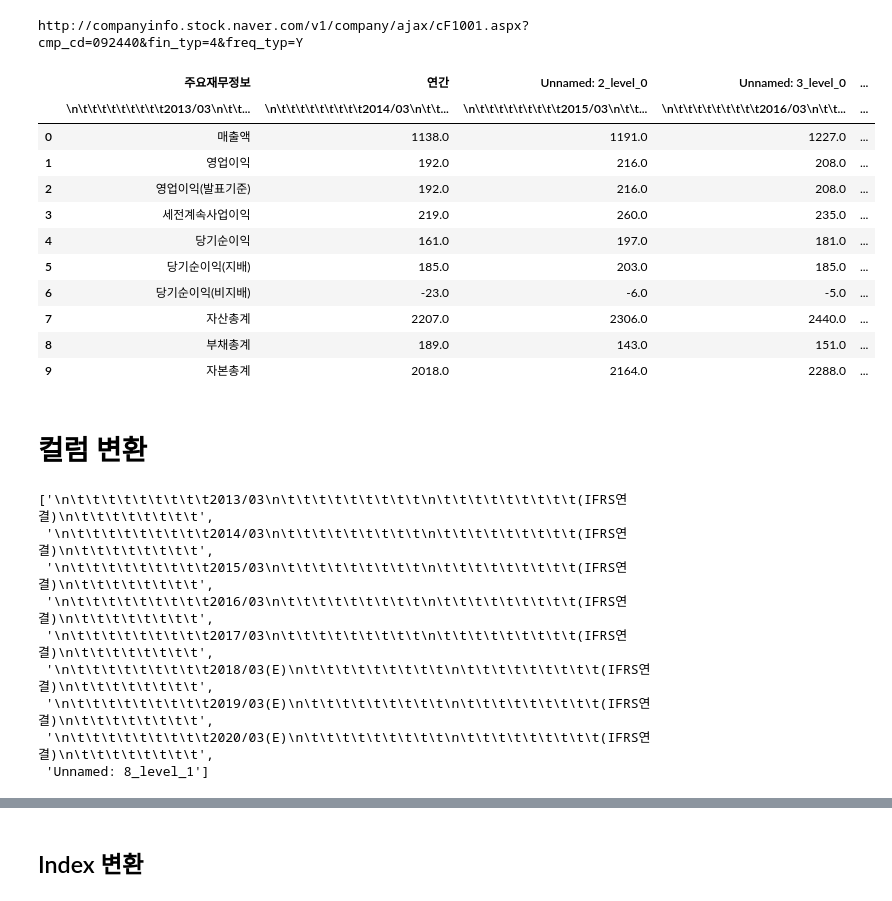
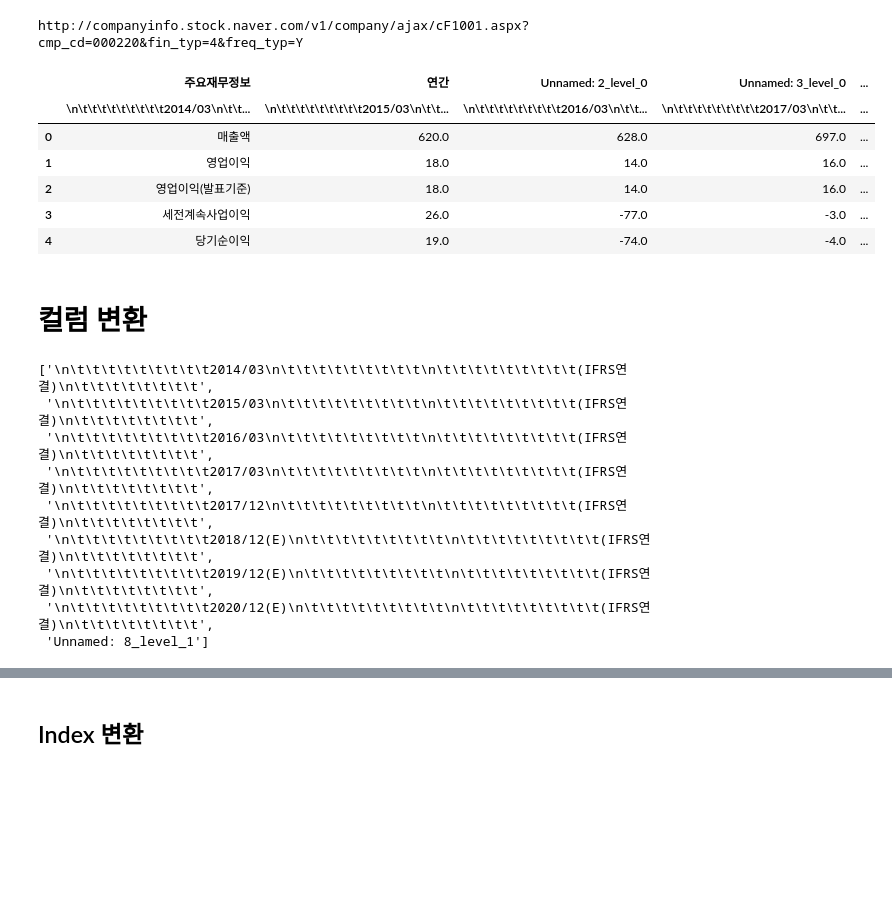
Before and after one commit to AveryCastle/quant-stock, a Jupyter notebook: get_one_code_info-excel.ipynb, the cells around one changed output, grey strips where cells are left out. Drawn from its saved outputs; the diff is of its cells as text; code cells hidden in the pictures; blank space fills up the shorter version.

```diff
--- a/get_one_code_info-excel.ipynb
+++ b/get_one_code_info-excel.ipynb
@@ -1,33 +1,28 @@
 # %%
 import pandas as pd
 # %%
-CODE = '092440'
+CODE = '000220'
 COMPANY_NM = '기신정기'
 # %%
 url_tmpl = 'http://companyinfo.stock.naver.com/v1/company/ajax/cF1001.aspx?cmp_cd=%s&fin_typ=%s&freq_typ=%s'
 url = url_tmpl % (CODE, '4', 'Y') # 삼성전자, 4(IFRS 연결), Y:년 단위, Q: 분기
 print(url)
 
 dfs = pd.read_html(url, encoding='utf8')
 # dfs
 df = dfs[0]
 # print(df)
 # df = df.set_index('주요재무정보')
-df.head(10) # 10개 항목만 표시(실제 32개 항목)
+df.head(5) # 10개 항목만 표시(실제 32개 항목)
 # %% [output]
-http://companyinfo.stock.naver.com/v1/company/ajax/cF1001.aspx?cmp_cd=092440&fin_typ=4&freq_typ=Y
+http://companyinfo.stock.naver.com/v1/company/ajax/cF1001.aspx?cmp_cd=000220&fin_typ=4&freq_typ=Y
 |  | 주요재무정보 | 연간 | Unnamed: 2_level_0 | Unnamed: 3_level_0 | ... |
-|  | \n\t\t\t\t\t\t\t\t\t2013/03\n\t\t... | \n\t\t\t\t\t\t\t\t\t2014/03\n\t\t... | \n\t\t\t\t\t\t\t\t\t2015/03\n\t\t... | \n\t\t\t\t\t\t\t\t\t2016/03\n\t\t... | ... |
-| 0 | 매출액 | 1138.0 | 1191.0 | 1227.0 | ... |
-| 1 | 영업이익 | 192.0 | 216.0 | 208.0 | ... |
-| 2 | 영업이익(발표기준) | 192.0 | 216.0 | 208.0 | ... |
-| 3 | 세전계속사업이익 | 219.0 | 260.0 | 235.0 | ... |
-| 4 | 당기순이익 | 161.0 | 197.0 | 181.0 | ... |
-| 5 | 당기순이익(지배) | 185.0 | 203.0 | 185.0 | ... |
-| 6 | 당기순이익(비지배) | -23.0 | -6.0 | -5.0 | ... |
-| 7 | 자산총계 | 2207.0 | 2306.0 | 2440.0 | ... |
-| 8 | 부채총계 | 189.0 | 143.0 | 151.0 | ... |
-| 9 | 자본총계 | 2018.0 | 2164.0 | 2288.0 | ... |
+|  | \n\t\t\t\t\t\t\t\t\t2014/03\n\t\t... | \n\t\t\t\t\t\t\t\t\t2015/03\n\t\t... | \n\t\t\t\t\t\t\t\t\t2016/03\n\t\t... | \n\t\t\t\t\t\t\t\t\t2017/03\n\t\t... | ... |
+| 0 | 매출액 | 620.0 | 628.0 | 697.0 | ... |
+| 1 | 영업이익 | 18.0 | 14.0 | 16.0 | ... |
+| 2 | 영업이익(발표기준) | 18.0 | 14.0 | 16.0 | ... |
+| 3 | 세전계속사업이익 | 26.0 | -77.0 | -3.0 | ... |
+| 4 | 당기순이익 | 19.0 | -74.0 | -4.0 | ... |
 # %% [markdown]
 # 컬럼 변환
 # %%
@@ -35,14 +30,14 @@ http://companyinfo.stock.naver.com/v1/company/ajax/cF1001.aspx?cmp_cd=092440&fin
 cols = list(df.columns.droplevel(0))
 cols
 # %% [output]
-['\n\t\t\t\t\t\t\t\t\t2013/03\n\t\t\t\t\t\t\t\t\t\n\t\t\t\t\t\t\t\t\t(IFRS연결)\n\t\t\t\t\t\t\t\t',
- '\n\t\t\t\t\t\t\t\t\t2014/03\n\t\t\t\t\t\t\t\t\t\n\t\t\t\t\t\t\t\t\t(IFRS연결)\n\t\t\t\t\t\t\t\t',
+['\n\t\t\t\t\t\t\t\t\t2014/03\n\t\t\t\t\t\t\t\t\t\n\t\t\t\t\t\t\t\t\t(IFRS연결)\n\t\t\t\t\t\t\t\t',
  '\n\t\t\t\t\t\t\t\t\t2015/03\n\t\t\t\t\t\t\t\t\t\n\t\t\t\t\t\t\t\t\t(IFRS연결)\n\t\t\t\t\t\t\t\t',
  '\n\t\t\t\t\t\t\t\t\t2016/03\n\t\t\t\t\t\t\t\t\t\n\t\t\t\t\t\t\t\t\t(IFRS연결)\n\t\t\t\t\t\t\t\t',
  '\n\t\t\t\t\t\t\t\t\t2017/03\n\t\t\t\t\t\t\t\t\t\n\t\t\t\t\t\t\t\t\t(IFRS연결)\n\t\t\t\t\t\t\t\t',
- '\n\t\t\t\t\t\t\t\t\t2018/03(E)\n\t\t\t\t\t\t\t\t\t\n\t\t\t\t\t\t\t\t\t(IFRS연결)\n\t\t\t\t\t\t\t\t',
- '\n\t\t\t\t\t\t\t\t\t2019/03(E)\n\t\t\t\t\t\t\t\t\t\n\t\t\t\t\t\t\t\t\t(IFRS연결)\n\t\t\t\t\t\t\t\t',
- '\n\t\t\t\t\t\t\t\t\t2020/03(E)\n\t\t\t\t\t\t\t\t\t\n\t\t\t\t\t\t\t\t\t(IFRS연결)\n\t\t\t\t\t\t\t\t',
+ '\n\t\t\t\t\t\t\t\t\t2017/12\n\t\t\t\t\t\t\t\t\t\n\t\t\t\t\t\t\t\t\t(IFRS연결)\n\t\t\t\t\t\t\t\t',
+ '\n\t\t\t\t\t\t\t\t\t2018/12(E)\n\t\t\t\t\t\t\t\t\t\n\t\t\t\t\t\t\t\t\t(IFRS연결)\n\t\t\t\t\t\t\t\t',
+ '\n\t\t\t\t\t\t\t\t\t2019/12(E)\n\t\t\t\t\t\t\t\t\t\n\t\t\t\t\t\t\t\t\t(IFRS연결)\n\t\t\t\t\t\t\t\t',
+ '\n\t\t\t\t\t\t\t\t\t2020/12(E)\n\t\t\t\t\t\t\t\t\t\n\t\t\t\t\t\t\t\t\t(IFRS연결)\n\t\t\t\t\t\t\t\t',
  'Unnamed: 8_level_1']
 # %%
 # 재무제표 년/월 얻어오기
```
Also changed, not shown: parts of 8 cells of this notebook, 4 other files.
